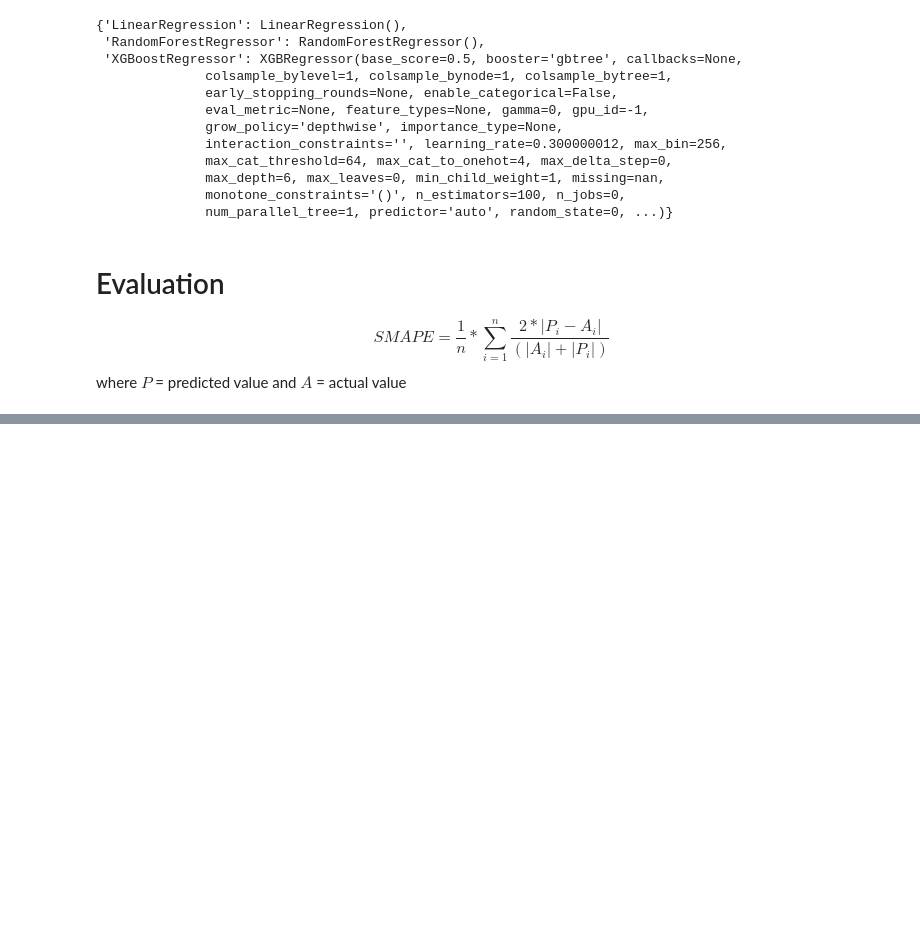
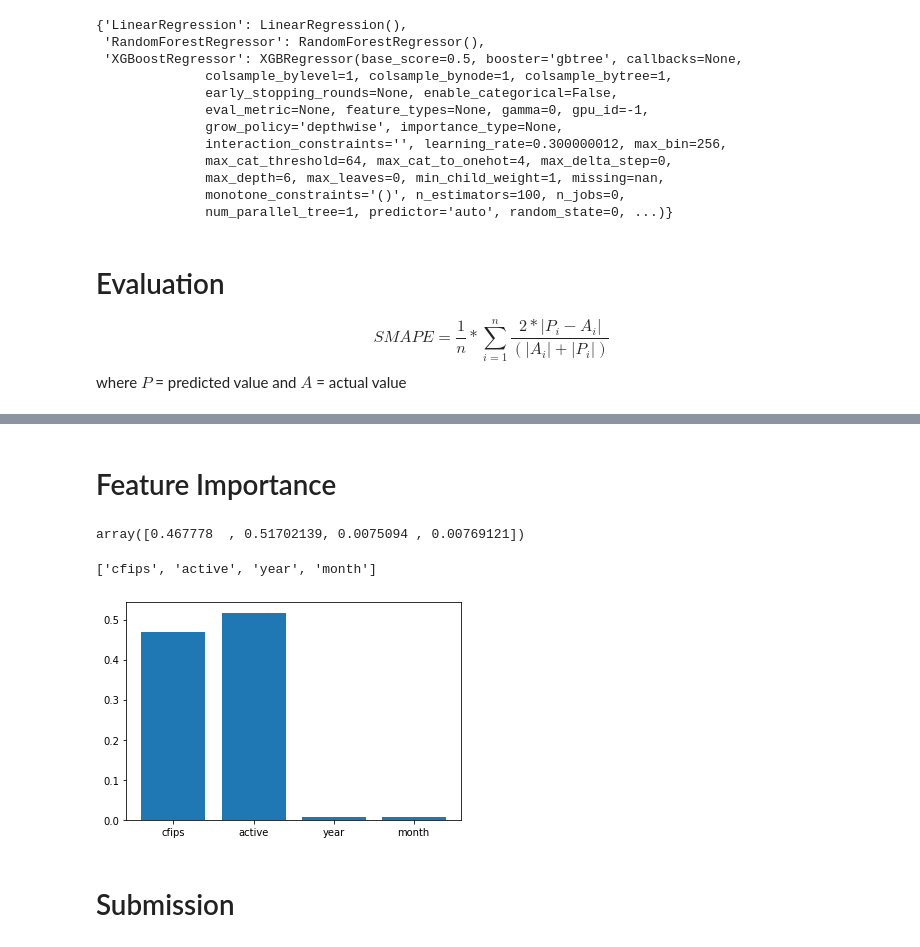
Before and after one commit to MohitSoni11/Kaggle-GoDaddy-Microbusiness-Density-Forecasting, a Jupyter notebook: basic-model.ipynb, the cells around one changed output, grey strips where cells are left out. Saved outputs shown, nothing was run; the diff lists cells and outputs as text; code cells hidden in the pictures; blank space fills up the shorter version.

```diff
--- a/basic-model.ipynb
+++ b/basic-model.ipynb
@@ -196,0 +255,17 @@ XGBoostRegressor (SMAPE): 19.53%
+# %% [markdown]
+# Feature Importance
+# %%
+feature_importance = trained_model_dict['RandomForestRegressor'].feature_importances_
+feature_importance
+# %% [output]
+array([0.467778  , 0.51702139, 0.0075094 , 0.00769121])
+# %%
+list(X.columns)
+# %% [output]
+['cfips', 'active', 'year', 'month']
+# %%
+plt.bar(np.array(X.columns), feature_importance);
+# %% [output]
+[figure, added]
+# %% [markdown]
+# Submission
```
Also changed, not shown: parts of 4 cells of this notebook.
